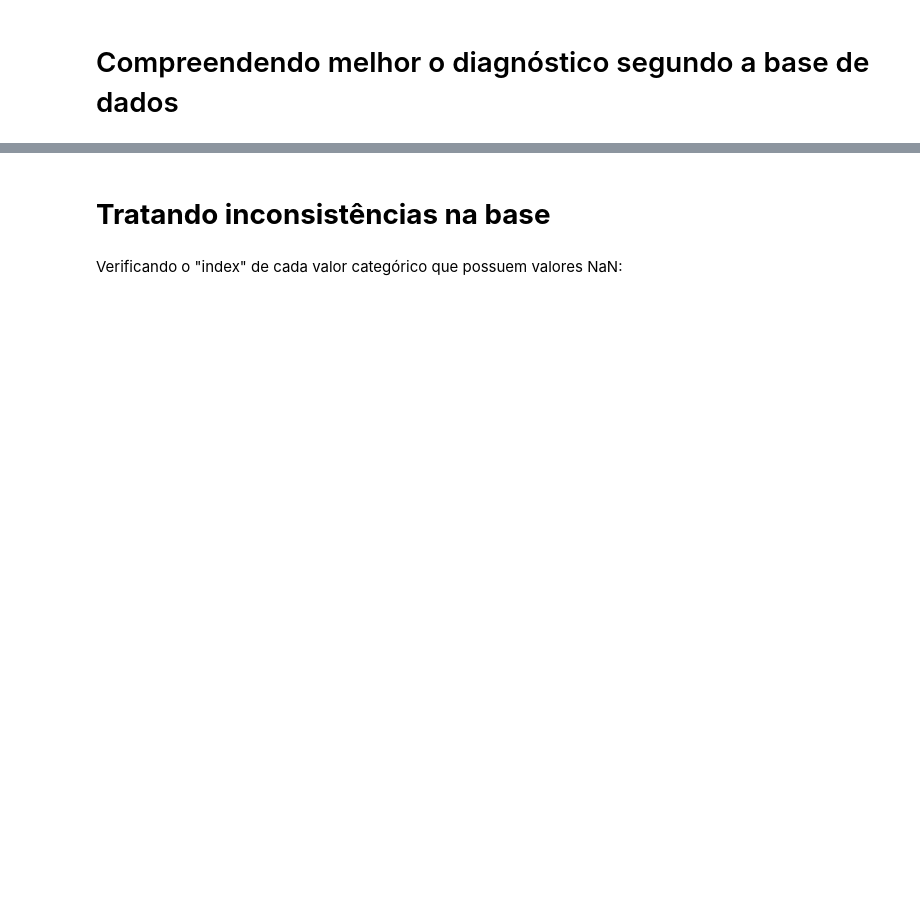
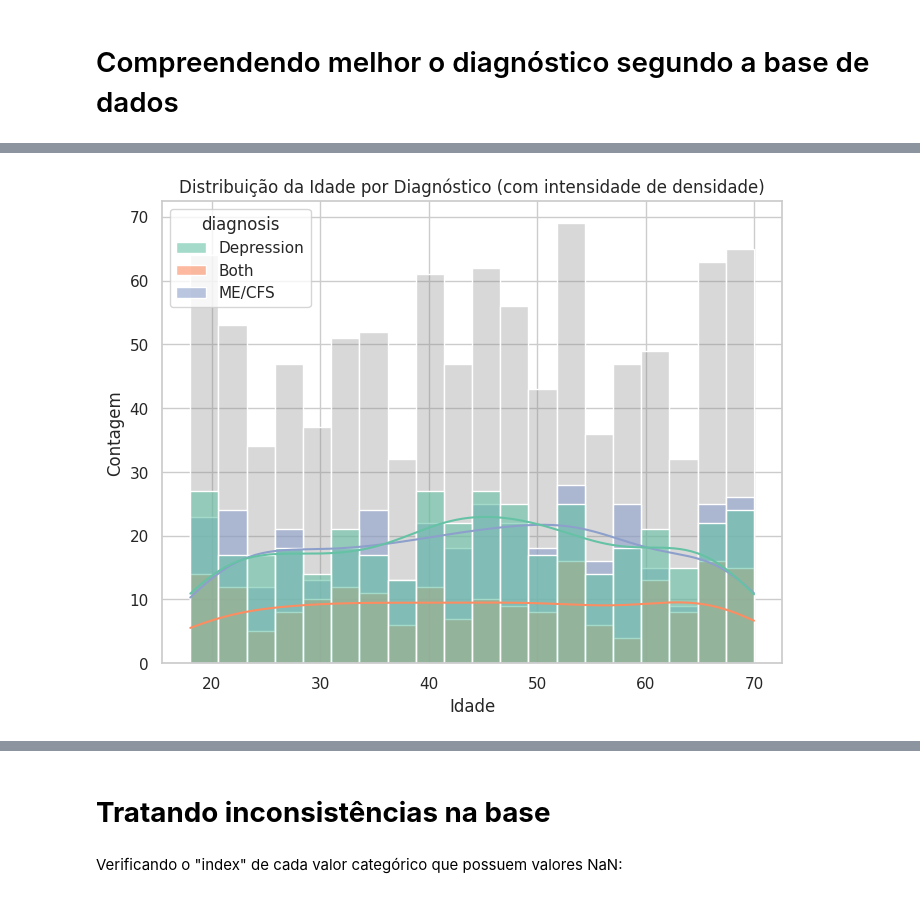
Before and after one commit to jessikamorais/FIAP, a Jupyter notebook: projeto_modulo1.ipynb, the cells around one changed output, grey strips where cells are left out. Drawn from its saved outputs; the diff is of its cells as text; code cells hidden in the pictures; blank space fills up the shorter version.

```diff
--- a/projeto_modulo1.ipynb
+++ b/projeto_modulo1.ipynb
@@ -313,3 +437,36 @@ plt.show()
+# %%
+import matplotlib.pyplot as plt
+import seaborn as sns
+
+plt.figure(figsize=(8, 6))
+
+# 1️⃣ Mapa de calor geral (todas as idades)
+sns.histplot(
+    data=data,
+    x="age",
+    color="grey",
+    bins=20,
+    alpha=0.3,
+    kde=False
+)
+
+# 2️⃣ Histograma com hue por cima
+sns.histplot(
+    data=data,
+    x="age",
+    hue="diagnosis",
+    palette="Set2",
+    bins=20,
+    alpha=0.6,
+    kde=True
+)
+
+plt.title("Distribuição da Idade por Diagnóstico (com intensidade de densidade)")
+plt.xlabel("Idade")
+plt.ylabel("Contagem")
+plt.show()
+# %% [output]
+[figure, added]
 # %%
 import seaborn as sns
 import matplotlib.pyplot as plt
```
Also changed, not shown: parts of 52 cells of this notebook.
